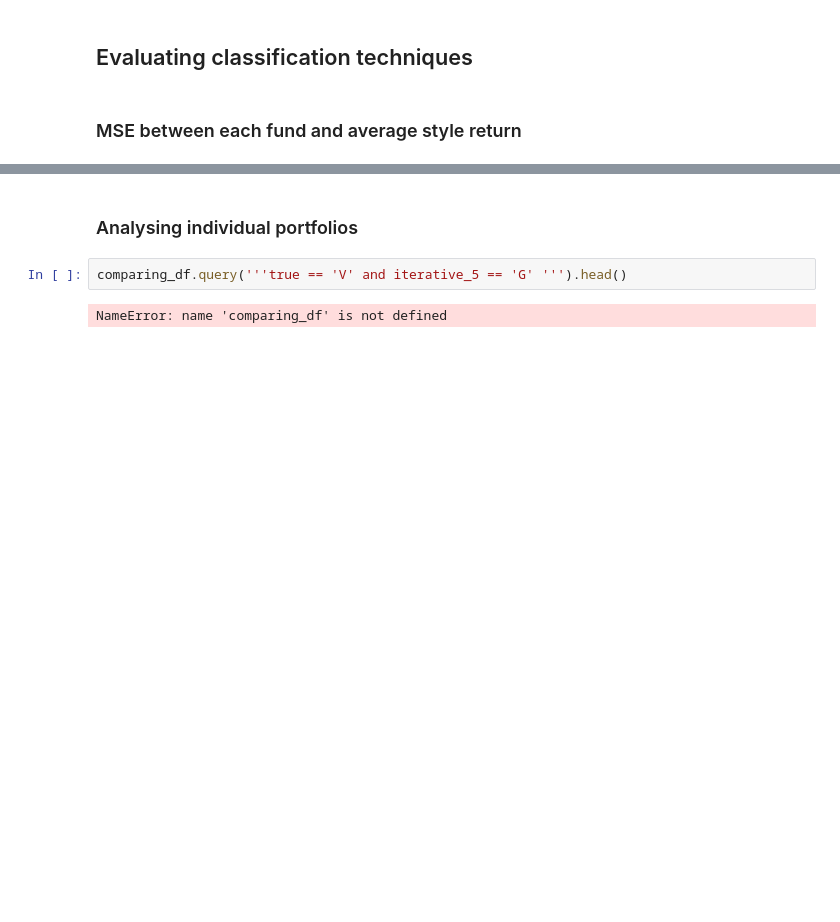
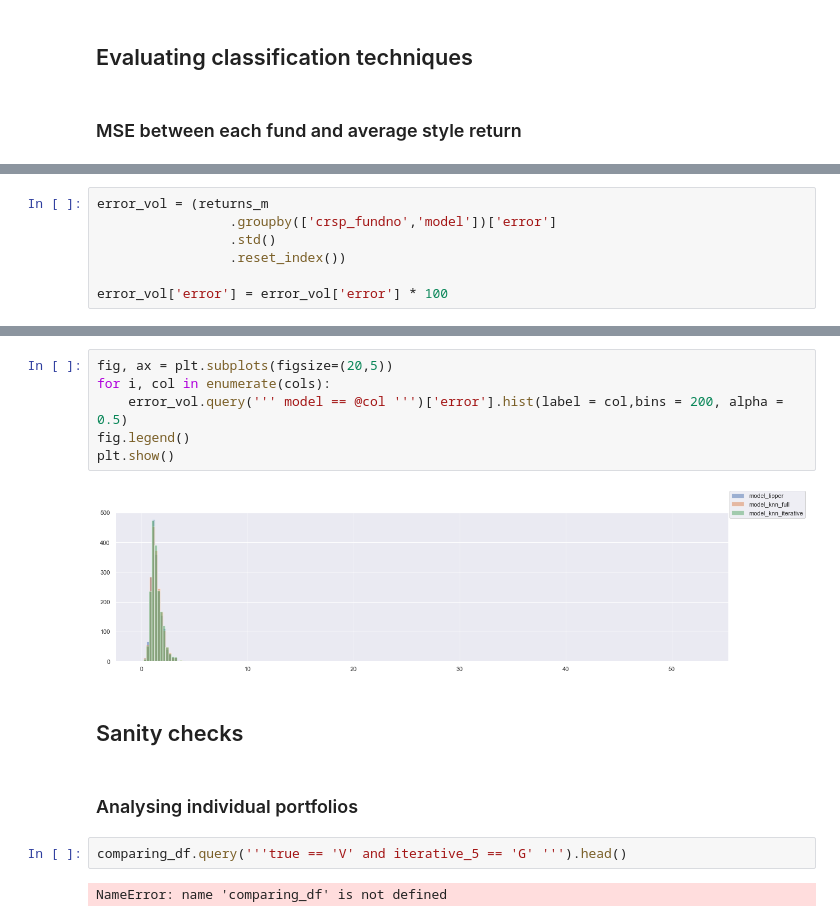
Before and after one commit to Amglex/Mutual-Funds, a Jupyter notebook: notebooks/040 - Classification.ipynb, the cells around one changed output, grey strips where cells are left out. Drawn from its saved outputs; the diff is of its cells as text; blank space fills up the shorter version.

```diff
--- a/notebooks/040 - Classification.ipynb
+++ b/notebooks/040 - Classification.ipynb
@@ -352,0 +337,7 @@ calc_mse(returns_f_merged,style_mean_return)
+# %%
+error_vol = (returns_m
+                 .groupby(['crsp_fundno','model'])['error']
+                 .std()
+                 .reset_index())
+
+error_vol['error'] = error_vol['error'] * 100
@@ -353,3 +365,13 @@ calc_mse(returns_f_merged,style_mean_return)
+# %%
+fig, ax = plt.subplots(figsize=(20,5))
+for i, col in enumerate(cols):
+    error_vol.query(''' model == @col ''')['error'].hist(label = col,bins = 200, alpha = 0.5)
+fig.legend()
+plt.show()
+# %% [output]
+[figure, added]
+# %% [markdown]
+## Sanity checks
 # %% [markdown]
 ### Analysing individual portfolios
 # %%
```
Also changed, not shown: parts of 30 cells of this notebook, 2 other files.
